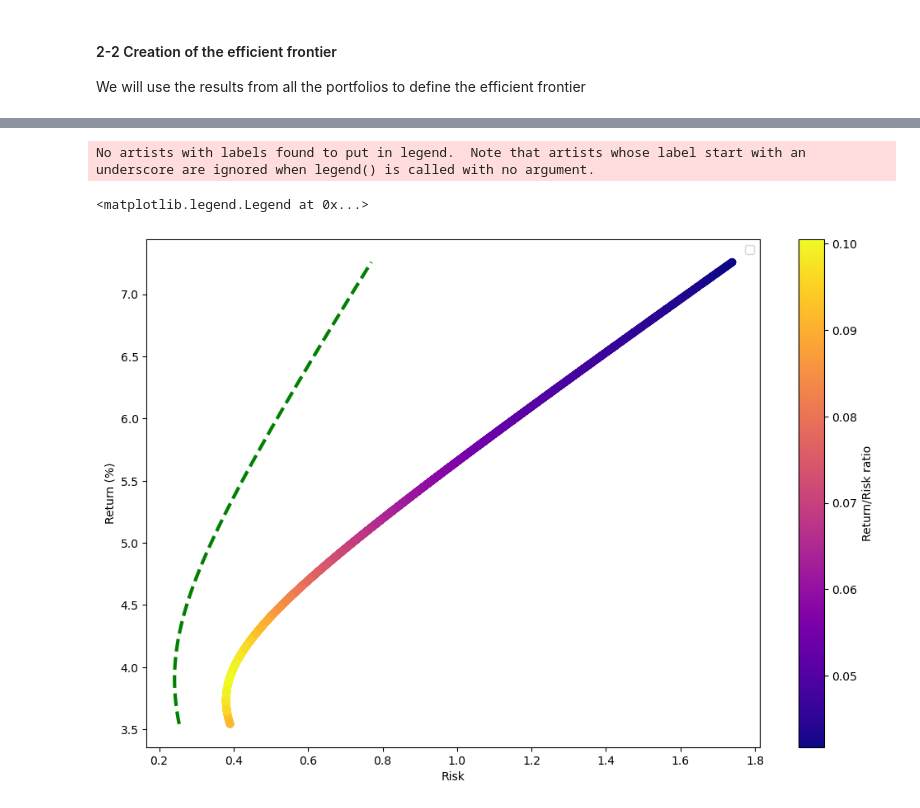
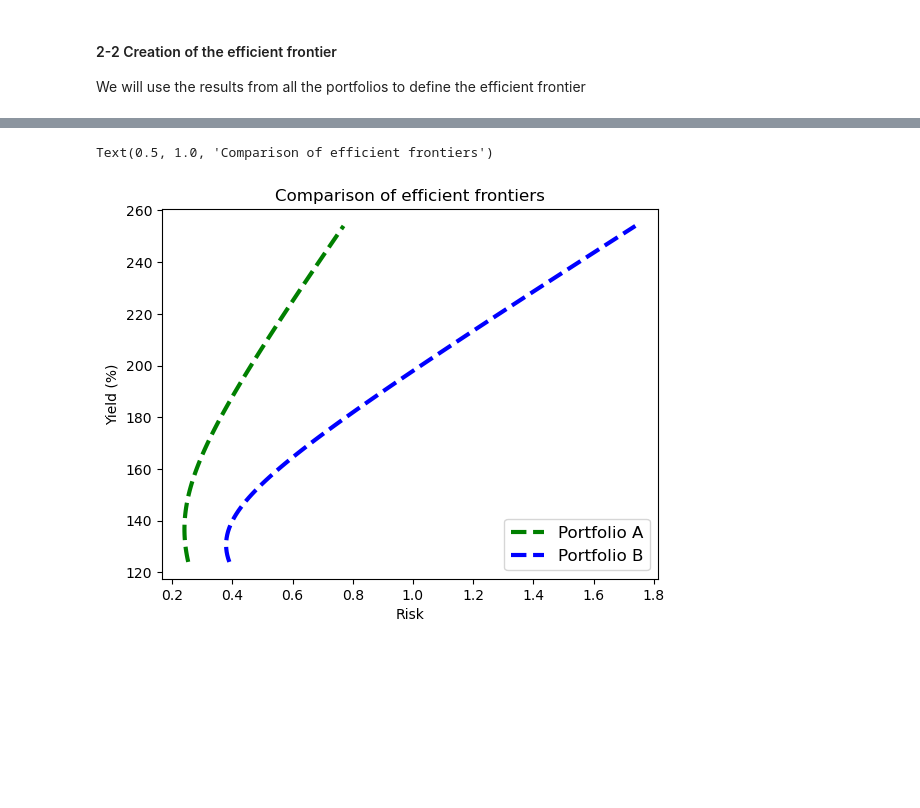
Before and after one commit to edgarkp/MarkovitzCritics, a Jupyter notebook: markovitzcritics.ipynb, the cells around one changed output, grey strips where cells are left out. Cells and saved outputs as stored; diff of their text form; code cells hidden in the pictures; blank space fills up the shorter version.

```diff
--- a/markovitzcritics.ipynb
+++ b/markovitzcritics.ipynb
@@ -51,7 +51,7 @@ df_yearly.head(10)
 # Complete the missing values with df_raw_part2
 df_raw_part2['year'] = df_raw_part2['year'].astype(str)
 df_raw_part2.set_index('year',inplace = True)
-df_raw_part2['return_price'] = np.log(df_raw_part2['Price']/df_raw_part2['Price'].shift(1)) # p(t)/p(t-1)
+df_raw_part2['yield_price'] = np.log(df_raw_part2['Price']/df_raw_part2['Price'].shift(1)) # p(t)/p(t-1)
 # Drop the row 2020
 df_raw_part2.drop(['2020'],axis = 0, inplace = True)
 df_raw_part2
@@ -238,0 +241,5 @@ def get_ret_risk_arr(weights, isStdRisk = False):
+# %%
+# Test of the above function
+weights = np.array([0.6, 0.4])
+print(weights)
+get_yield_risk_arr(weights, True)
@@ -281,24 +291,24 @@ def check_sum(weights) :
 # %%
 from scipy.optimize import minimize
 
-def efficient_frontier_lines(ret_arr, risk_arr,isStdRisk):
+def efficient_frontier_lines(yield_arr, risk_arr,isStdRisk):
 
    ## Compute the efficient frontier
     frontier_volatility = [] # efficient on a volatility basis
 
     # The range of returns should be taken from the Monte Carlo shots to ease the computation
-    return_max=max(ret_arr)
-    return_min=min(ret_arr)
-    frontier_return = np.linspace(return_min,return_max,100) # 100 defined points
+    yield_max=max(yield_arr)
+    yield_min=min(yield_arr)
+    frontier_yield = np.linspace(yield_min,yield_max,100) # 100 defined points
     # beware : the more points you have, greater is the computing time
 
-    for possible_return in frontier_return:
+    for possible_yield in frontier_yield:
         # Constraint on the weight and the closure between the calculated return from weight and its target
         cons =({'type': 'eq','fun': check_sum},
-               {'type': 'eq','fun': lambda w: get_ret_risk_arr(w,isStdRisk)[0] - possible_return})
+               {'type': 'eq','fun': lambda w: get_yield_risk_arr(w,isStdRisk)[0] - possible_yield})
 
         # LSE optimization
-        opt_results_vol = minimize(lambda w: get_ret_risk_arr(w,isStdRisk)[1],
+        opt_results_vol = minimize(lambda w: get_yield_risk_arr(w,isStdRisk)[1],
                                    x0 = (0.5 , 0.5),
                                    method='SLSQP',
                                    bounds = ((0, 1), (0, 1)),
@@ -307,4 +317,4 @@ def efficient_frontier_lines(ret_arr, risk_arr,isStdRisk):
         # Save the results
         frontier_volatility.append(opt_results_vol['fun'])
 
-    return frontier_return, frontier_volatility
+    return frontier_yield, frontier_volatility
@@ -313,12 +343,12 @@ def efficient_frontier_lines(ret_arr, risk_arr,isStdRisk):
 # %%
-num_ports = 5000
+num_ports = 2000
 
 portfolio_A = create_possible_portfolios(num_ports = num_ports, isStdRisk = False)
-efficient_frontier_A = efficient_frontier_lines(ret_arr = portfolio_A[0],
+efficient_frontier_A = efficient_frontier_lines(yield_arr = portfolio_A[0],
                                                 risk_arr = portfolio_A[1],
                                                 isStdRisk = False)
 
 portfolio_B = create_possible_portfolios(num_ports = num_ports, isStdRisk = True)
-efficient_frontier_B = efficient_frontier_lines(ret_arr = portfolio_B[0],
+efficient_frontier_B = efficient_frontier_lines(yield_arr = portfolio_B[0],
                                                 risk_arr = portfolio_B[1],
                                                 isStdRisk = True)
@@ -335,25 +355,20 @@ print(len(efficient_frontier_A[1]))
 # %%
 # plot the efficient frontier
-ret_arr_B = portfolio_B[0]
-risk_arr_B = portfolio_B[1]
-ratio_return_risk_B =  ret_arr_B/risk_arr_B
-
-plt.figure(figsize=(12,8))
-plt.scatter(risk_arr_B, 100*ret_arr_B,c=ratio_return_risk_B,cmap='plasma')
-plt.colorbar(label='Return/Risk ratio')
-plt.xlabel('Risk')
-plt.ylabel('Return (%)')
 
 frontier_volatility_A = efficient_frontier_A[1]
 frontier_return_A = efficient_frontier_A[0]
 
 frontier_volatility_B = efficient_frontier_B[1]
 frontier_return_B = efficient_frontier_B[0]
 
 plt.plot(frontier_volatility_A,100*frontier_return_A,'g--',linewidth=3)
 plt.plot(frontier_volatility_B,100*frontier_return_B,'b--',linewidth=3)
-plt.legend()
+
+plt.xlabel('Risk')
+plt.ylabel('Yield (%)')
+
+plt.legend(labels = ['Portfolio A', 'Portfolio B'], fontsize = 12)
+plt.title('Comparison of efficient frontiers')
 # %% [output]
-No artists with labels found to put in legend.  Note that artists whose label start with an underscore are ignored when legend() is called with no argument.
+Text(0.5, 1.0, 'Comparison of efficient frontiers')
-<matplotlib.legend.Legend at 0x...>
-[figure, old version]
+[figure, new version]
```
Also changed, not shown: parts of 21 cells of this notebook, 1 other file.
